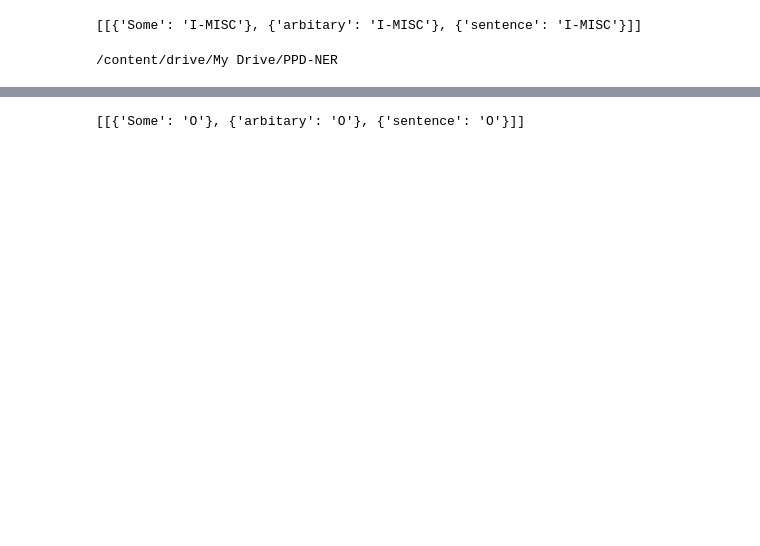
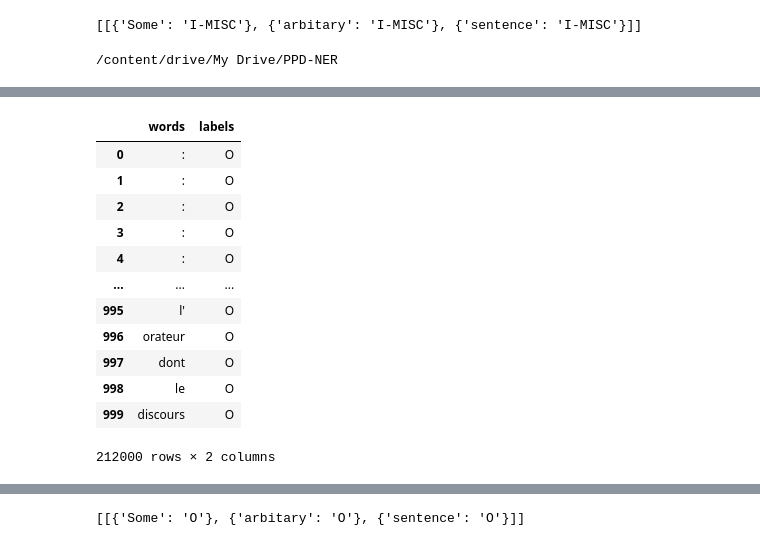
Before and after one commit to C4viar/PPD_MSLD_2019_2020_LL-AL-MT, a Jupyter notebook: Draft_code/projet_ner.ipynb, the cells around one changed output, grey strips where cells are left out. Cells and saved outputs as stored; diff of their text form; code cells hidden in the pictures; blank space fills up the shorter version.

```diff
--- a/Draft_code/projet_ner.ipynb
+++ b/Draft_code/projet_ner.ipynb
@@ -203,0 +262,16 @@ test.columns = ["words", "labels"]
+# %%
+df
+# %% [output]
+|  | words | labels |
+| 0 | : | O |
+| 1 | : | O |
+| 2 | : | O |
+| 3 | : | O |
+| 4 | : | O |
+| ... | ... | ... |
+| 995 | l' | O |
+| 996 | orateur | O |
+| 997 | dont | O |
+| 998 | le | O |
+| 999 | discours | O |
+212000 rows × 2 columns
```
Also changed, not shown: parts of 21 cells of this notebook.
